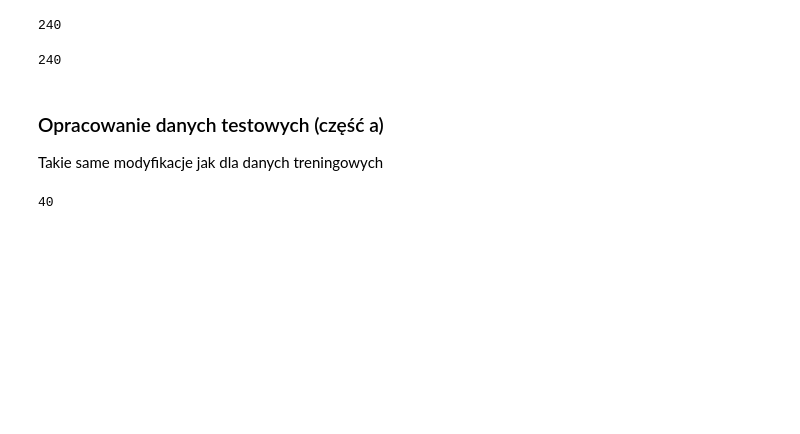
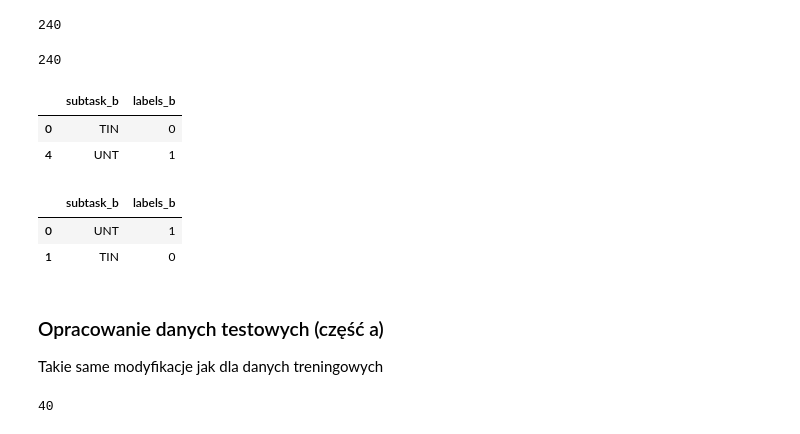
Before and after one commit to python-wizard-old/pytorch_offensive-language-classification, a Jupyter notebook: task_b_w2vec.ipynb, the cells around one changed output. Cells and saved outputs as stored; diff of their text form; code cells hidden in the pictures; blank space fills up the shorter version.

Commit message:
added checking whether int labels are congruent between training and label data, also corrected "task_b_w2vec_.ipynb" file name to "task_b_w2vec.ipynb"

```diff
--- a/task_b_w2vec_.ipynb
+++ b/task_b_w2vec.ipynb
@@ -187,6 +187,19 @@ test_b = test_b.dropna(subset=['subtask_b'])
 len(test_b)
 # %% [output]
 240
+# %%
+# sprawdzanie czy etykiety są tak samo przydzielone liczbom w danych testowych i treningowych
+test_b.loc[[0,4], ['subtask_b', 'labels_b']]
+# %% [output]
+|  | subtask_b | labels_b |
+| 0 | TIN | 0 |
+| 4 | UNT | 1 |
+# %%
+tweets.loc[[0,1], ['subtask_b', 'labels_b']]
+# %% [output]
+|  | subtask_b | labels_b |
+| 0 | UNT | 1 |
+| 1 | TIN | 0 |
 # %% [markdown]
 ### Opracowanie danych testowych (część a)
 Takie same modyfikacje jak dla danych treningowych
```
Also changed, not shown: parts of 2 cells of this notebook.
